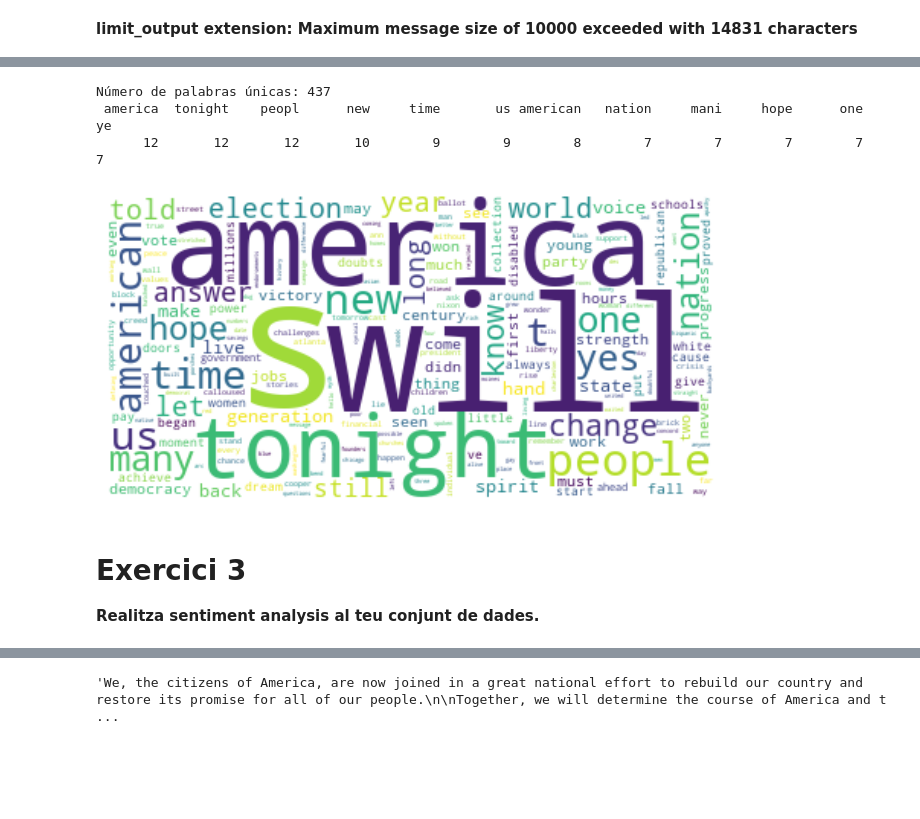
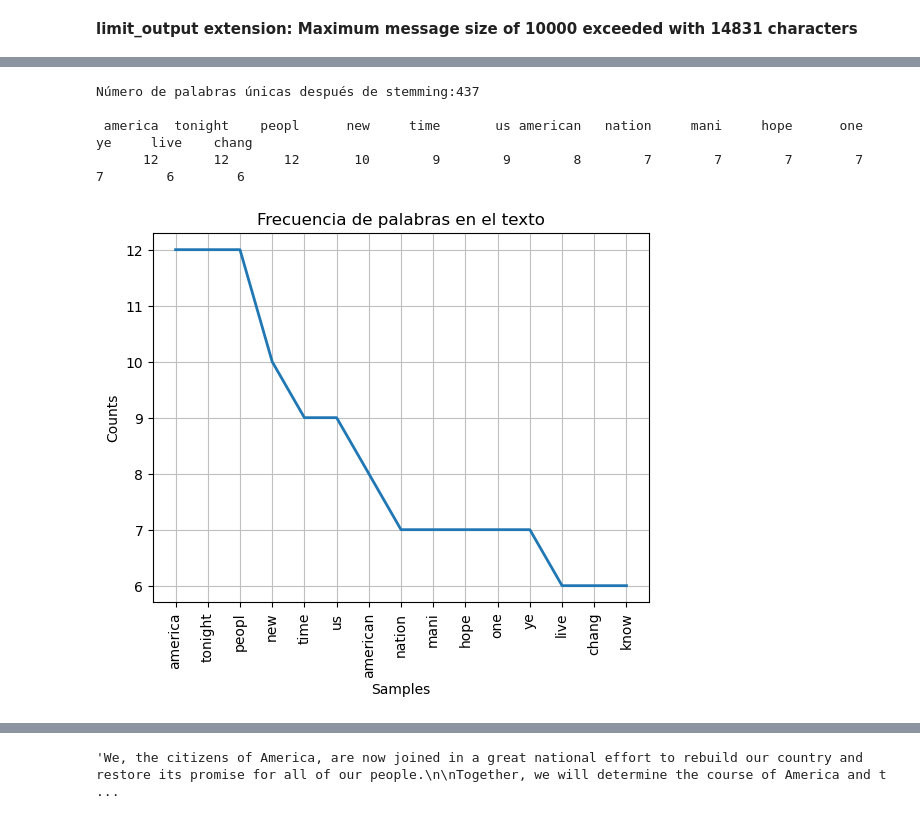
Before and after one commit to dscorbella/Text_mining, a Jupyter notebook: Sprint 9 .ipynb, the cells around one changed output, grey strips where cells are left out. Saved outputs shown, nothing was run; the diff lists cells and outputs as text; code cells hidden in the pictures; blank space fills up the shorter version.

```diff
--- a/Sprint 9 .ipynb
+++ b/Sprint 9 .ipynb
@@ -79,29 +101,14 @@ america tonight  people     new      us    time    many     one     yes  nation
 # %%
-from nltk.stem import PorterStemmer
-
 ps = PorterStemmer()
-text_stemmed = [ps.stem(word) for word in words]
-
-dist = FreqDist(text_stemmed)
-
-print(f"Número de palabras únicas: {len(dist)}")
-
-dist.tabulate(12)
+words = [ps.stem(word) for word in words]
+dist = FreqDist(words)
+print(f"Número de palabras únicas después de stemming:{len(dist)}\n")
+dist.tabulate(14)
+dist.plot(15, cumulative=False, title='Frecuencia de palabras en el texto')
+plt.show()
 # %% [output]
-Número de palabras únicas: 437
- america  tonight    peopl      new     time       us american   nation     mani     hope      one       ye
-      12       12       12       10        9        9        8        7        7        7        7        7
+Número de palabras únicas después de stemming:437
+
+ america  tonight    peopl      new     time       us american   nation     mani     hope      one       ye     live    chang
+      12       12       12       10        9        9        8        7        7        7        7        7        6        6
+[figure, added]
-# %%
-from wordcloud import WordCloud, ImageColorGenerator
-import matplotlib.pyplot as plt
-
-word_cloud = WordCloud(background_color='white').generate(texto)
-
-plt.imshow(word_cloud, interpolation="bilinear")
-plt.axis('off')
-plt.tight_layout()
-# %% [output]
-[figure, removed]
-# %% [markdown]
-# Exercici 3
-**Realitza sentiment analysis al teu conjunt de dades.**
```
Also changed, not shown: parts of 20 cells of this notebook.
